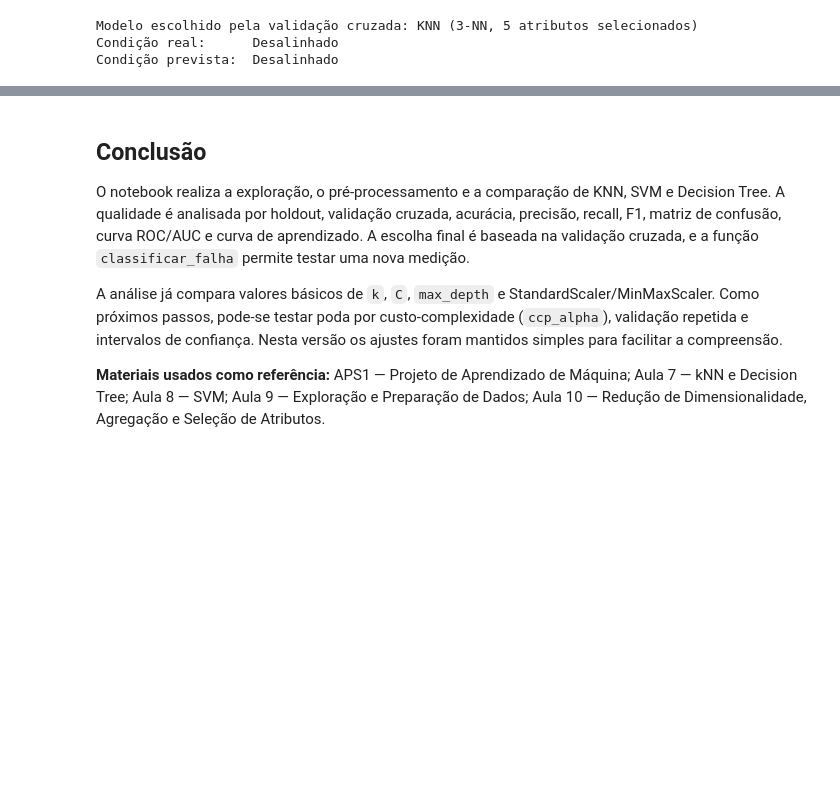
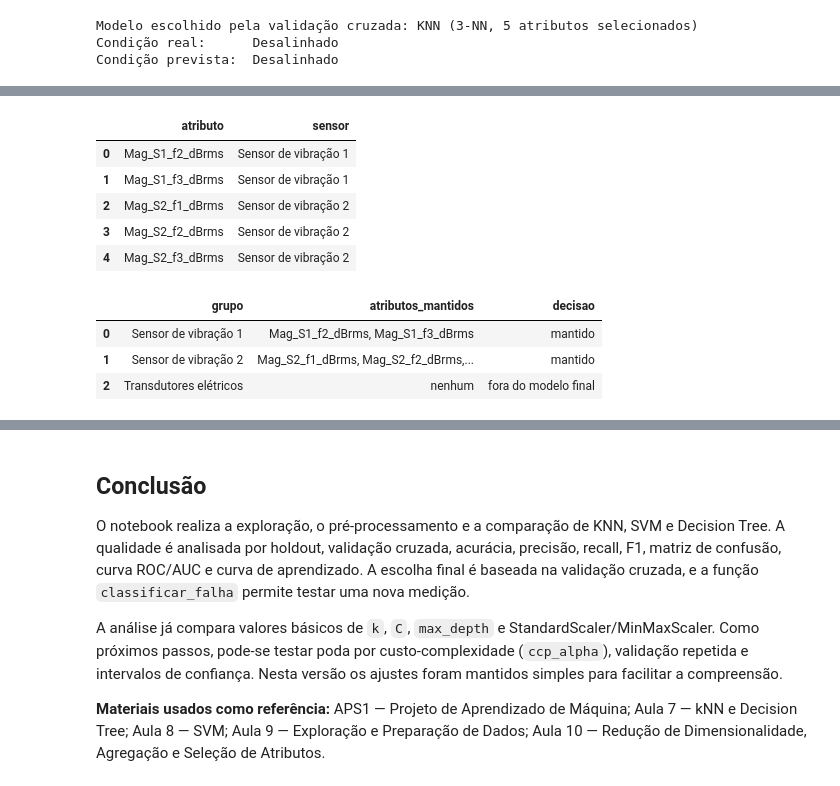
Before and after one commit to tpenha05/IA_p_auto, a Jupyter notebook: APS1_classificador_falhas_KNN_SVM_Arvore.ipynb, the cells around one changed output, grey strips where cells are left out. Drawn from its saved outputs; the diff is of its cells as text; code cells hidden in the pictures; blank space fills up the shorter version.

Commit message:
Retirada de sensores

```diff
--- a/APS1_classificador_falhas_KNN_SVM_Arvore.ipynb
+++ b/APS1_classificador_falhas_KNN_SVM_Arvore.ipynb
@@ -876,0 +900,66 @@ Condição prevista:  Desalinhado
+# %%
+atributos_reduzidos = atributos_selecionados.copy()
+
+def identificar_sensor(atributo):
+    if atributo.startswith("Mag_S1_"):
+        return "Sensor de vibração 1"
+    if atributo.startswith("Mag_S2_"):
+        return "Sensor de vibração 2"
+    return "Grandezas elétricas"
+
+relacao_atributos_sensores = pd.DataFrame({
+    "atributo": atributos_reduzidos,
+    "sensor": [identificar_sensor(a) for a in atributos_reduzidos],
+})
+
+display(relacao_atributos_sensores)
+
+atributos_sensor_1 = [
+    a for a in atributos_originais if a.startswith("Mag_S1_")
+]
+
+atributos_sensor_2 = [
+    a for a in atributos_originais if a.startswith("Mag_S2_")
+]
+
+atributos_eletricos = [
+    a for a in atributos_originais
+    if a not in atributos_sensor_1 + atributos_sensor_2
+]
+
+resumo_sensores = pd.DataFrame({
+    "grupo": [
+        "Sensor de vibração 1",
+        "Sensor de vibração 2",
+        "Transdutores elétricos",
+    ],
+    "atributos_mantidos": [
+        ", ".join(
+            [a for a in atributos_reduzidos if a in atributos_sensor_1]
+        ) or "nenhum",
+
+        ", ".join(
+            [a for a in atributos_reduzidos if a in atributos_sensor_2]
+        ) or "nenhum",
+
+        "nenhum",
+    ],
+    "decisao": [
+        "mantido",
+        "mantido",
+        "fora do modelo final",
+    ],
+})
+
+display(resumo_sensores)
+# %% [output]
+|  | atributo | sensor |
+| 0 | Mag_S1_f2_dBrms | Sensor de vibração 1 |
+| 1 | Mag_S1_f3_dBrms | Sensor de vibração 1 |
+| 2 | Mag_S2_f1_dBrms | Sensor de vibração 2 |
+| 3 | Mag_S2_f2_dBrms | Sensor de vibração 2 |
+| 4 | Mag_S2_f3_dBrms | Sensor de vibração 2 |
+|  | grupo | atributos_mantidos | decisao |
+| 0 | Sensor de vibração 1 | Mag_S1_f2_dBrms, Mag_S1_f3_dBrms | mantido |
+| 1 | Sensor de vibração 2 | Mag_S2_f1_dBrms, Mag_S2_f2_dBrms,... | mantido |
+| 2 | Transdutores elétricos | nenhum | fora do modelo final |
```
Also changed, not shown: parts of 3 cells of this notebook.
